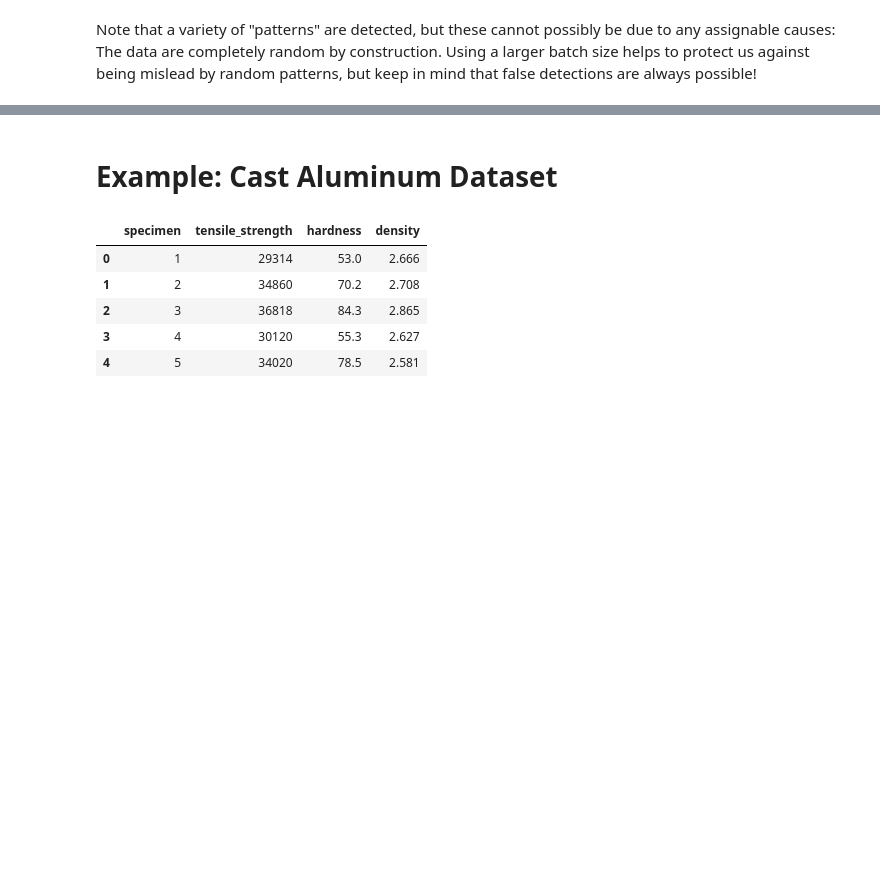
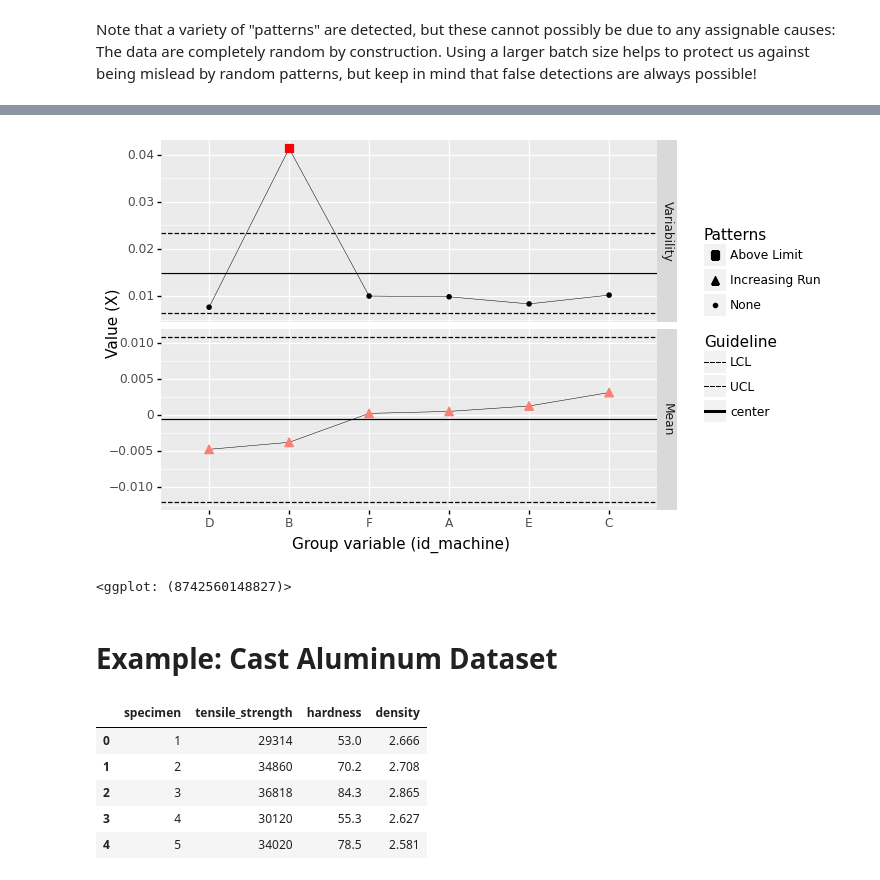
Before and after one commit to zdelrosario/evc-course, a Jupyter notebook: exercises/e-stat06-spc-master.ipynb, the cells around one changed output, grey strips where cells are left out. Saved outputs shown, nothing was run; the diff lists cells and outputs as text; code cells hidden in the pictures; blank space fills up the shorter version.

```diff
--- a/exercises/e-stat06-spc-master.ipynb
+++ b/exercises/e-stat06-spc-master.ipynb
@@ -467,3 +473,12 @@ Note that a variety of "patterns" are detected, but these cannot possibly be due
+# %%
+(
+    df_machines
+    >> gr.tf_mutate(id_machine=gr.fct_reorder(DF.id_machine, DF.X, fun=gr.mean))
+    >> gr.pt_xbs(group="id_machine", var="X")
+)
+# %% [output]
+[figure, added]
+<ggplot: (8742560148827)>
 # %% [markdown]
 # Example: Cast Aluminum Dataset
 # %%
```
Also changed, not shown: parts of 18 cells of this notebook.
